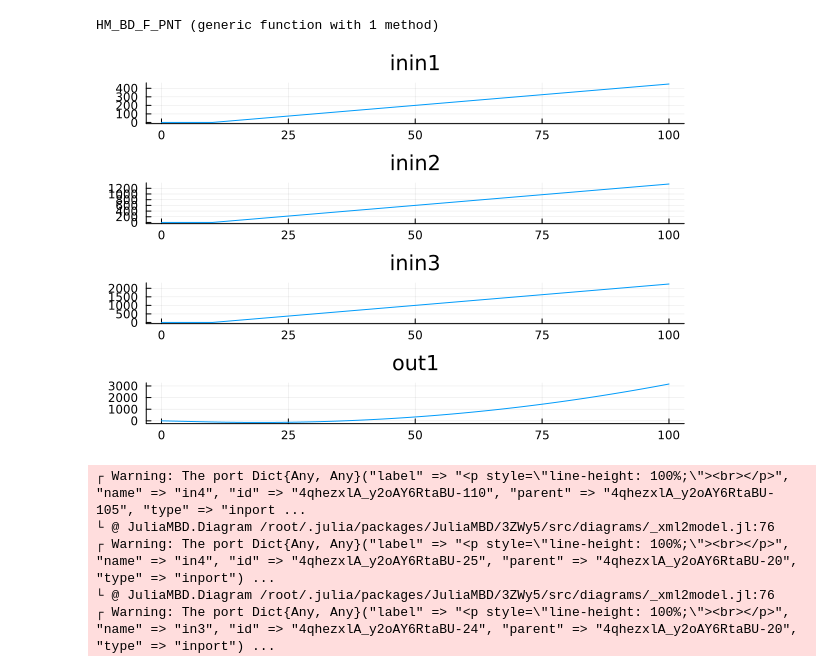
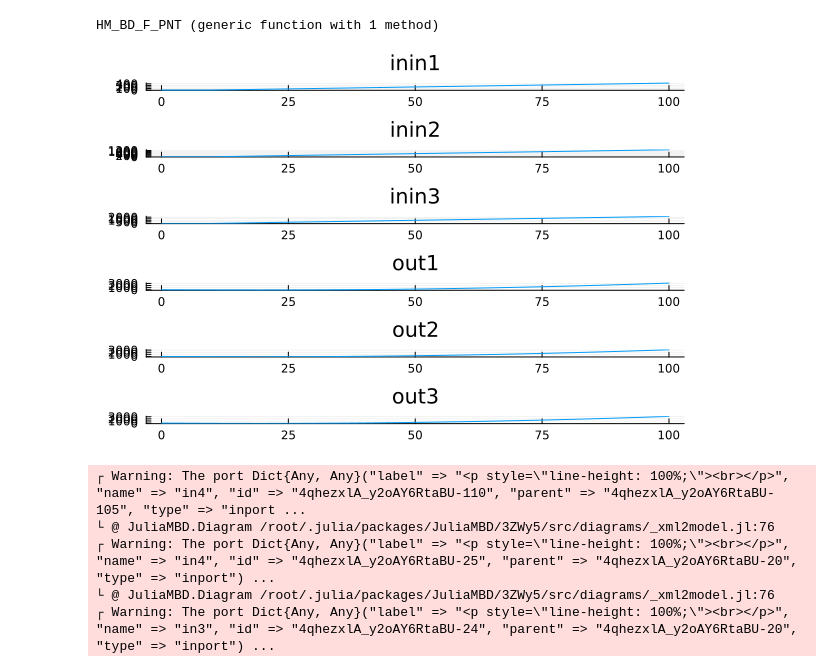
Before and after one commit to rellab/JuliaMBD-experiment, a Jupyter notebook: HM_F_PNT.ipynb, the cells around one changed output. Drawn from its saved outputs; the diff is of its cells as text; code cells hidden in the pictures.

```diff
--- a/HM_F_PNT.ipynb
+++ b/HM_F_PNT.ipynb
@@ -16,29 +16,31 @@ HM_BD_F_PNT (generic function with 1 method)
 # %%
 @model Test_HM_BD_F_PNT begin
     @block begin
         p = HM_BD_F_PNT()
         ramp1 = Ramp(starttime=10, slope=5)
         ramp2 = Ramp(starttime=10, slope=15)
         ramp3 = Ramp(starttime=10, slope=25)
     end
     @connect begin
-        ramp1.out => p.in1
-        ramp2.out => p.in2
-        ramp3.out => p.in3
+        ramp1.out => p.F_HM_HD_F_N
+        ramp2.out => p.F_HM_VS_F_N
+        ramp3.out => p.F_ST_F2HM_F_N
     end
     @scope begin
-        p.in1 => inin1
-        p.in2 => inin2
-        p.in3 => inin3
-        p.out1 => out1
+        p.F_HM_HD_F_N => inin1
+        p.F_HM_VS_F_N => inin2
+        p.F_ST_F2HM_F_N => inin3
+        p.v_HM_BD_F2HM_HD_F_mps => out1
+        p.v_HM_BD_F2HM_VS_F_mps => out2
+        p.v_HM_BD_F2ST_F_mps => out3
     end
 end
 
 m = @compile Test_HM_BD_F_PNT()
 res = simulate(m, tspan=[0, 100])
 plot(res)
 # %% [output]
-[figure, old version]
+[figure, new version]
 # %%
 @model HM_HD_F_PNT begin
     @parameter begin
```
Also changed, not shown: parts of 5 cells of this notebook, 2 other files.
